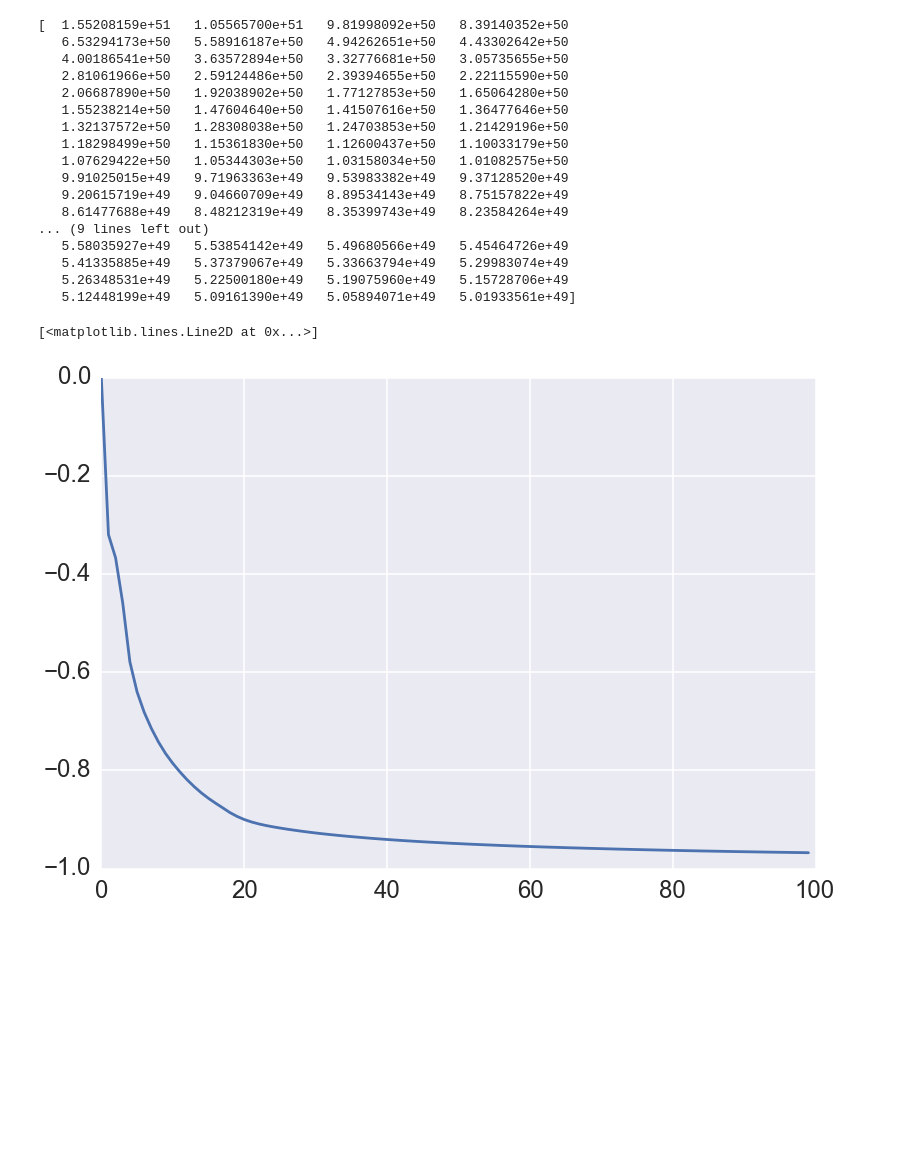
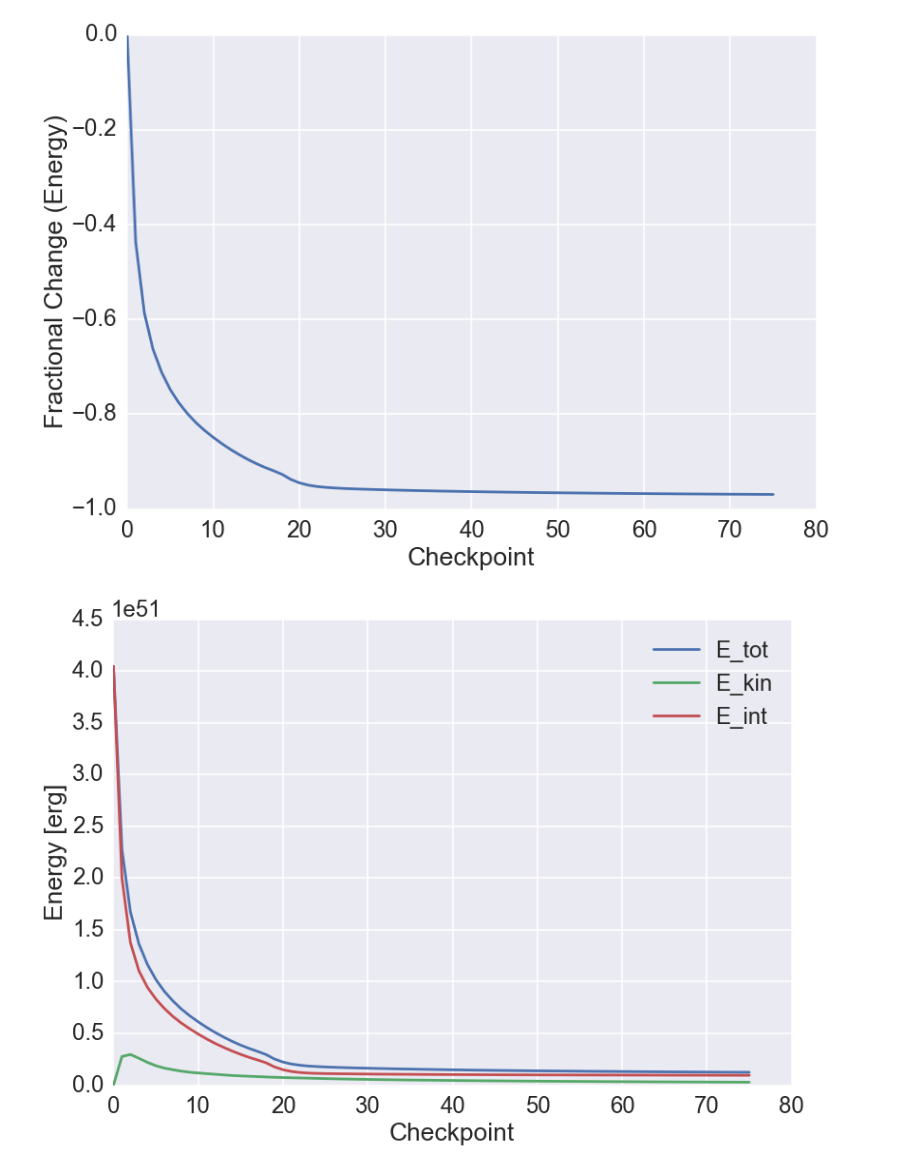
Before and after one commit to egentry/clustered_SNe, a Jupyter notebook: visualize.ipynb, the cells around one changed output. Saved outputs shown, nothing was run; the diff lists cells and outputs as text; code cells hidden in the pictures; blank space fills up the shorter version.

```diff
--- a/visualize.ipynb
+++ b/visualize.ipynb
@@ -221,26 +389,27 @@ plt.xlabel("Checkpoint")
-# %%
-E_err = (E_tot - E_tot[0]) / E_tot[0]
-print(E_tot)
-# plt.plot(abs(E_err))
-# plt.yscale("log")
-plt.plot(E_err)
-# %% [output]
-[  1.55208159e+51   1.05565700e+51   9.81998092e+50   8.39140352e+50
-   6.53294173e+50   5.58916187e+50   4.94262651e+50   4.43302642e+50
-   4.00186541e+50   3.63572894e+50   3.32776681e+50   3.05735655e+50
-   2.81061966e+50   2.59124486e+50   2.39394655e+50   2.22115590e+50
-   2.06687890e+50   1.92038902e+50   1.77127853e+50   1.65064280e+50
-   1.55238214e+50   1.47604640e+50   1.41507616e+50   1.36477646e+50
-   1.32137572e+50   1.28308038e+50   1.24703853e+50   1.21429196e+50
-   1.18298499e+50   1.15361830e+50   1.12600437e+50   1.10033179e+50
-   1.07629422e+50   1.05344303e+50   1.03158034e+50   1.01082575e+50
-   9.91025015e+49   9.71963363e+49   9.53983382e+49   9.37128520e+49
-   9.20615719e+49   9.04660709e+49   8.89534143e+49   8.75157822e+49
-   8.61477688e+49   8.48212319e+49   8.35399743e+49   8.23584264e+49
-... (9 lines left out)
-   5.58035927e+49   5.53854142e+49   5.49680566e+49   5.45464726e+49
-   5.41335885e+49   5.37379067e+49   5.33663794e+49   5.29983074e+49
-   5.26348531e+49   5.22500180e+49   5.19075960e+49   5.15728706e+49
-   5.12448199e+49   5.09161390e+49   5.05894071e+49   5.01933561e+49]
-[<matplotlib.lines.Line2D at 0x...>]
-[figure, removed]
+# %%
+def plot_energy(last_run):
+    if type(last_run) is RunSummary:
+        if ( (last_run.E_tot is not None) and
+             (last_run.E_int is not None) and
+             (last_run.E_kin is not None) ):
+
+            E_err = (last_run.E_tot - last_run.E_tot[0]) / last_run.E_tot[0]
+#             print(last_run.E_tot)
+#             plt.plot(abs(E_err))
+#             plt.yscale("log")
+            plt.plot(E_err)
+            plt.xlabel("Checkpoint")
+            plt.ylabel("Fractional Change (Energy)")
+
+            plt.figure()
+            plt.plot(last_run.E_tot, label="E_tot" )
+            plt.plot(last_run.E_kin, label="E_kin" )
+            plt.plot(last_run.E_int, label="E_int" )
+            plt.legend(loc="best")
+            plt.xlabel("Checkpoint")
+            plt.ylabel("Energy [erg]")
+
+plot_energy(last_run)
+# %% [output]
+[figure, added]
+[figure, added]
```
Also changed, not shown: parts of 9 cells of this notebook, 23 other files.
